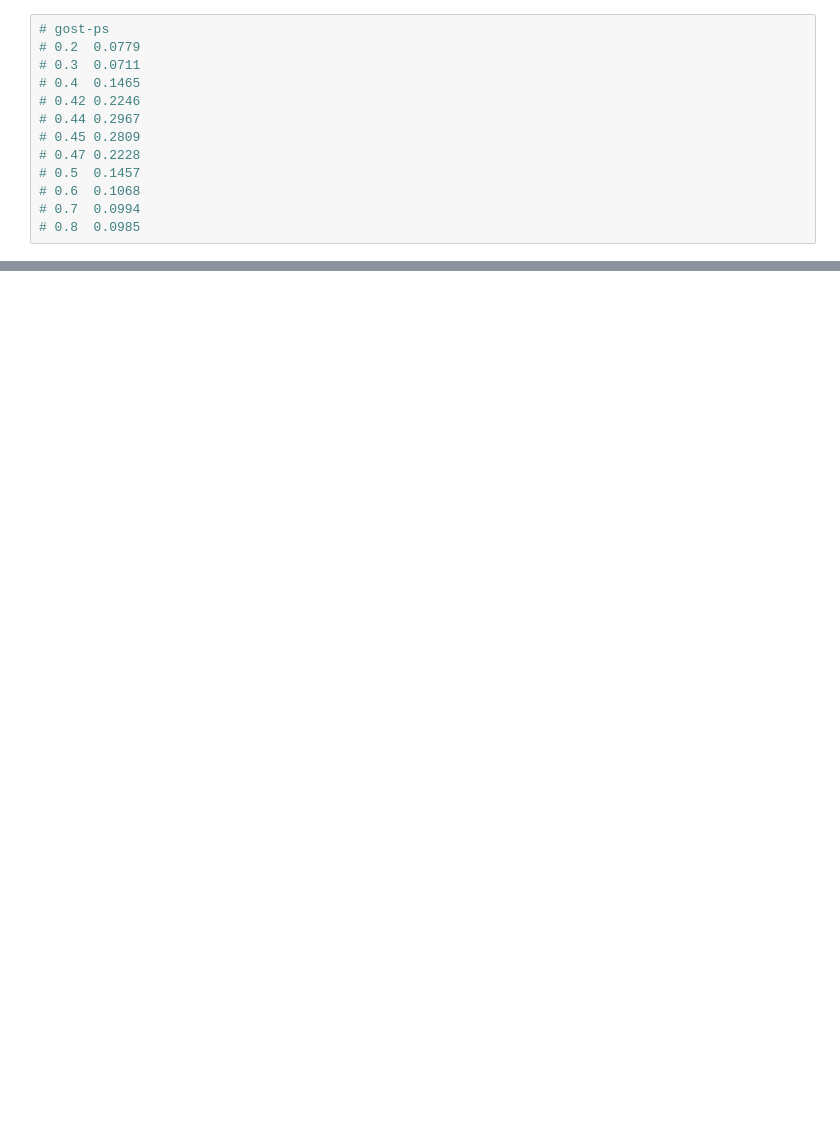
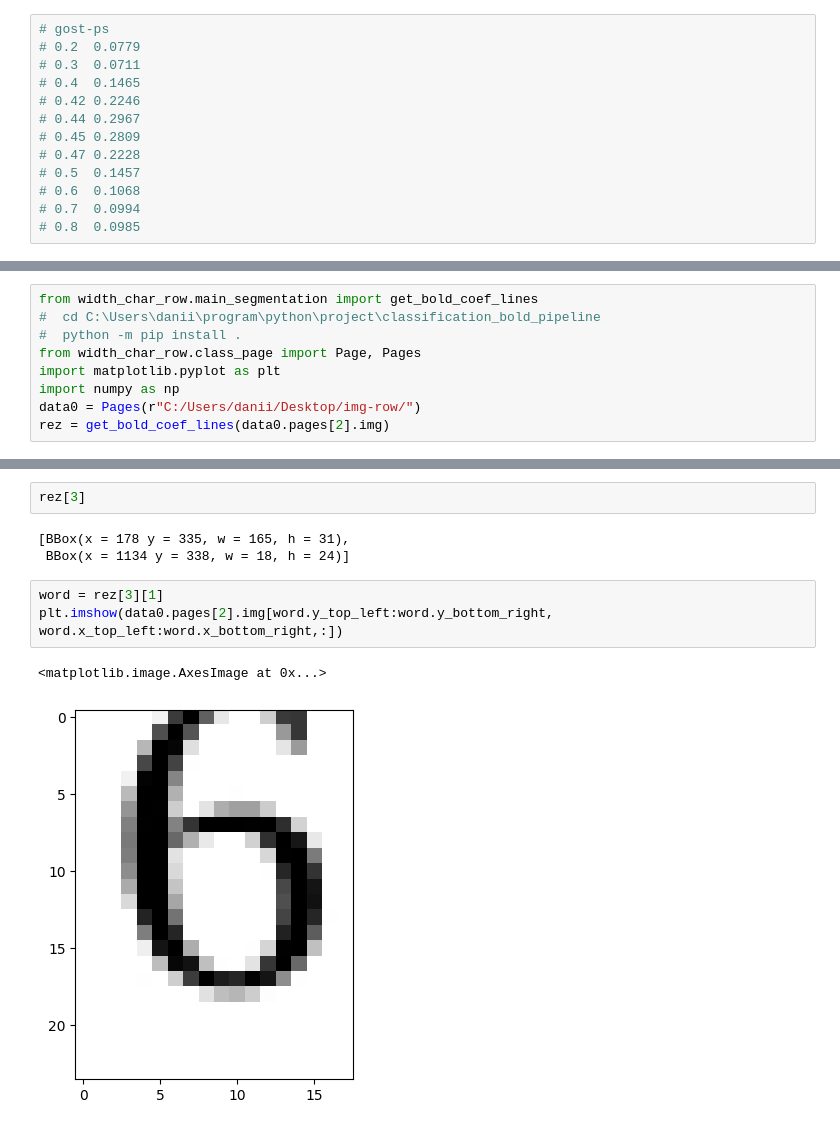
Before and after one commit to Dann38/classification_bold_pioeline, a Jupyter notebook: script/Pipeline.ipynb, the cells around one changed output, grey strips where cells are left out. Cells and saved outputs as stored; diff of their text form; blank space fills up the shorter version.

```diff
--- a/script/Pipeline.ipynb
+++ b/script/Pipeline.ipynb
@@ -68,0 +177,9 @@ plt.grid()
+# %%
+from width_char_row.main_segmentation import get_bold_coef_lines
+#  cd C:\Users\danii\program\python\project\classification_bold_pipeline
+#  python -m pip install .
+from width_char_row.class_page import Page, Pages
+import matplotlib.pyplot as plt
+import numpy as np
+data0 = Pages(r"C:/Users/danii/Desktop/img-row/")
+rez = get_bold_coef_lines(data0.pages[2].img)
@@ -68,0 +224,11 @@ plt.grid()
+# %%
+rez[3]
+# %% [output]
+[BBox(x = 178 y = 335, w = 165, h = 31),
+ BBox(x = 1134 y = 338, w = 18, h = 24)]
+# %%
+word = rez[3][1]
+plt.imshow(data0.pages[2].img[word.y_top_left:word.y_bottom_right, word.x_top_left:word.x_bottom_right,:])
+# %% [output]
+<matplotlib.image.AxesImage at 0x...>
+[figure, added]
```
Also changed, not shown: parts of 43 cells of this notebook, 6 other files.
